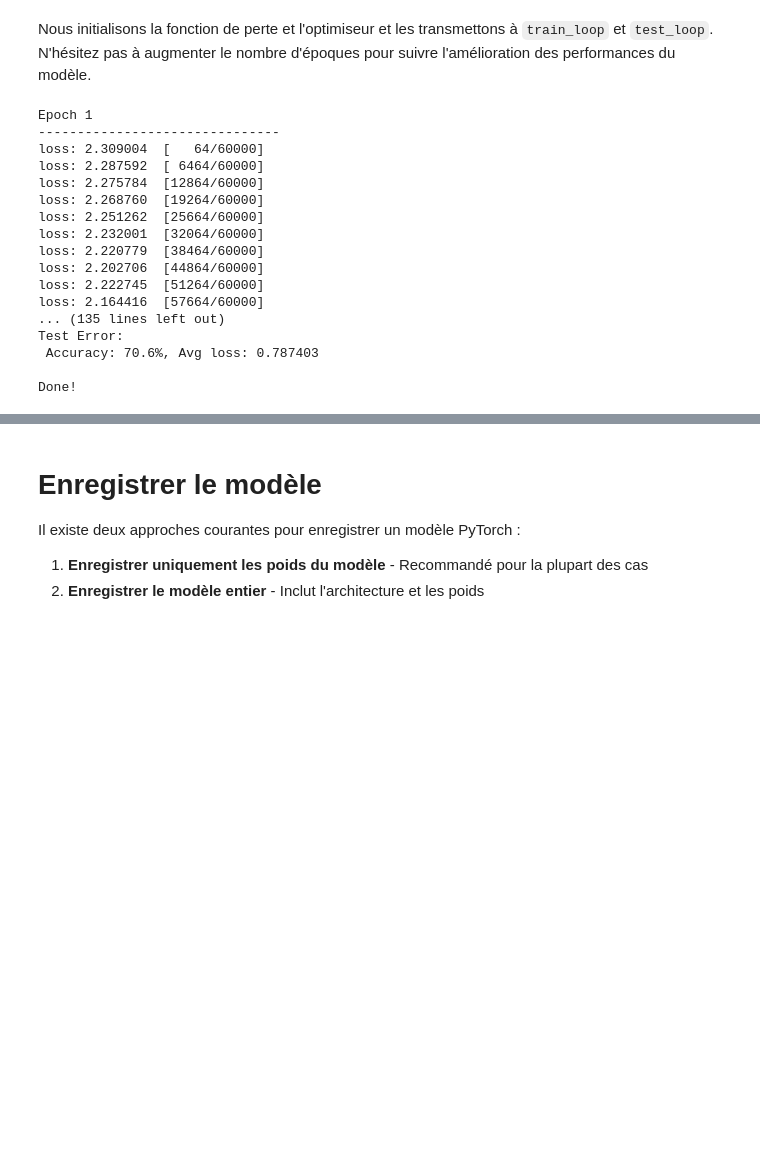
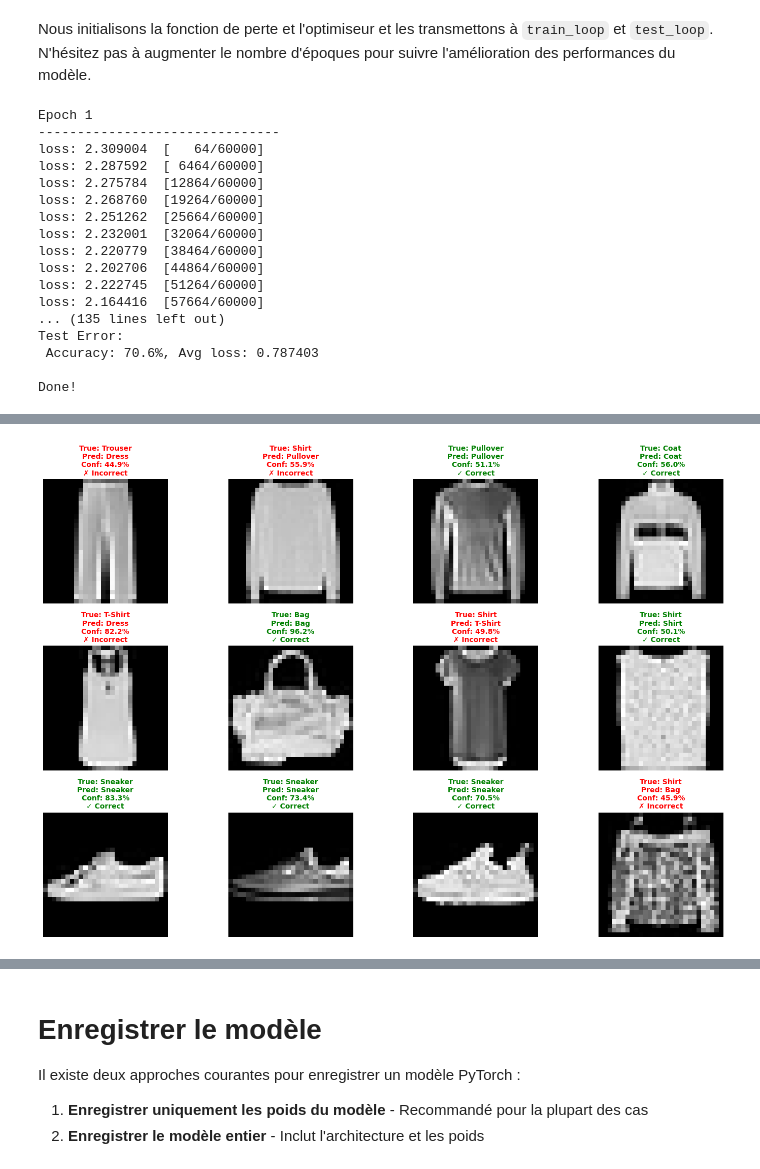
Before and after one commit to ganji759/Flood-Prediction-Using-Machine-Learning, a Jupyter notebook: Workshop Session 1.ipynb, the cells around one changed output, grey strips where cells are left out. Drawn from its saved outputs; the diff is of its cells as text; code cells hidden in the pictures; blank space fills up the shorter version.

```diff
--- a/Workshop Session 1.ipynb
+++ b/Workshop Session 1.ipynb
@@ -637,0 +755,63 @@ Done!
+# %%
+# Visualize predictions on random samples from test set
+def visualize_predictions(model, dataloader, device, labels_map, num_samples=12):
+    """
+    Visualize model predictions on test samples.
+
+    Args:
+        model: The trained neural network model
+        dataloader: DataLoader for test set
+        device: Device to run the model on
+        labels_map: Dictionary mapping class indices to class names
+        num_samples: Number of samples to visualize
+    """
+    model.eval()
+
+    # Get a batch of test data
+    images, labels = next(iter(dataloader))
+    images, labels = images.to(device), labels.to(device)
+
+    # Get predictions
+    with torch.no_grad():
+        outputs = model(images)
+        _, predictions = torch.max(outputs, 1)
+        probabilities = torch.nn.functional.softmax(outputs, dim=1)
+
+    # Plot predictions
+    fig, axes = plt.subplots(3, 4, figsize=(15, 10))
+    axes = axes.ravel()
+
+    for idx in range(min(num_samples, len(images))):
+        img = images[idx].cpu().squeeze()
+        true_label = labels[idx].item()
+        pred_label = predictions[idx].item()
+        confidence = probabilities[idx][pred_label].item() * 100
+
+        # Display image
+        axes[idx].imshow(img, cmap='gray')
+
+        # Color based on correct/incorrect prediction
+        if true_label == pred_label:
+            color = 'green'
+            status = '✓ Correct'
+        else:
+            color = 'red'
+            status = '✗ Incorrect'
+
+        # Create title with prediction info
+        title = f"True: {labels_map[true_label]}\nPred: {labels_map[pred_label]}\nConf: {confidence:.1f}%\n{status}"
+        axes[idx].set_title(title, color=color, fontweight='bold', fontsize=10)
+        axes[idx].axis('off')
+
+        # Add border color
+        for spine in axes[idx].spines.values():
+            spine.set_edgecolor(color)
+            spine.set_linewidth(3)
+
+    plt.tight_layout()
+    plt.show()
+
+# Visualize predictions
+visualize_predictions(model, test_dataloader, device, labels_map, num_samples=12)
+# %% [output]
+[figure, added]
```
Also changed, not shown: parts of 12 cells of this notebook.
